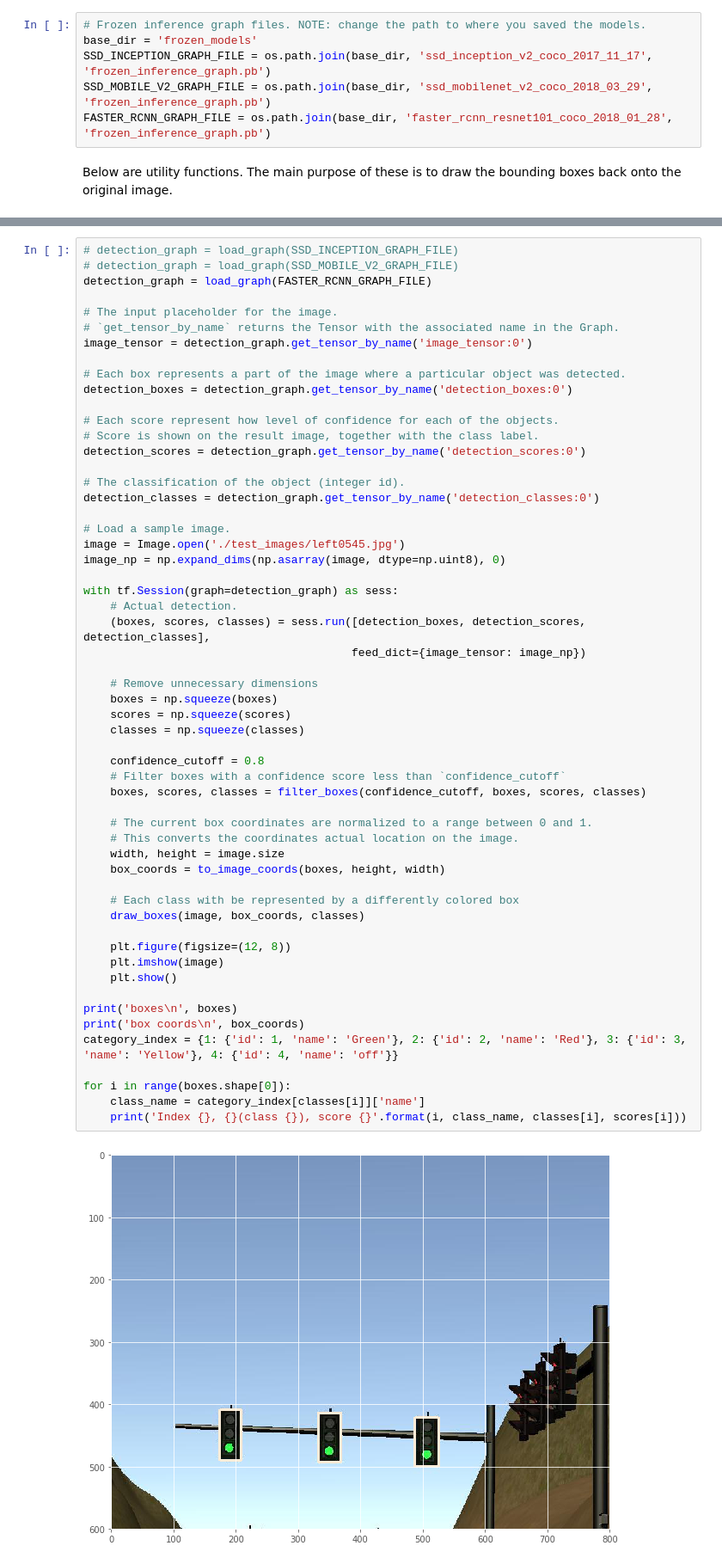
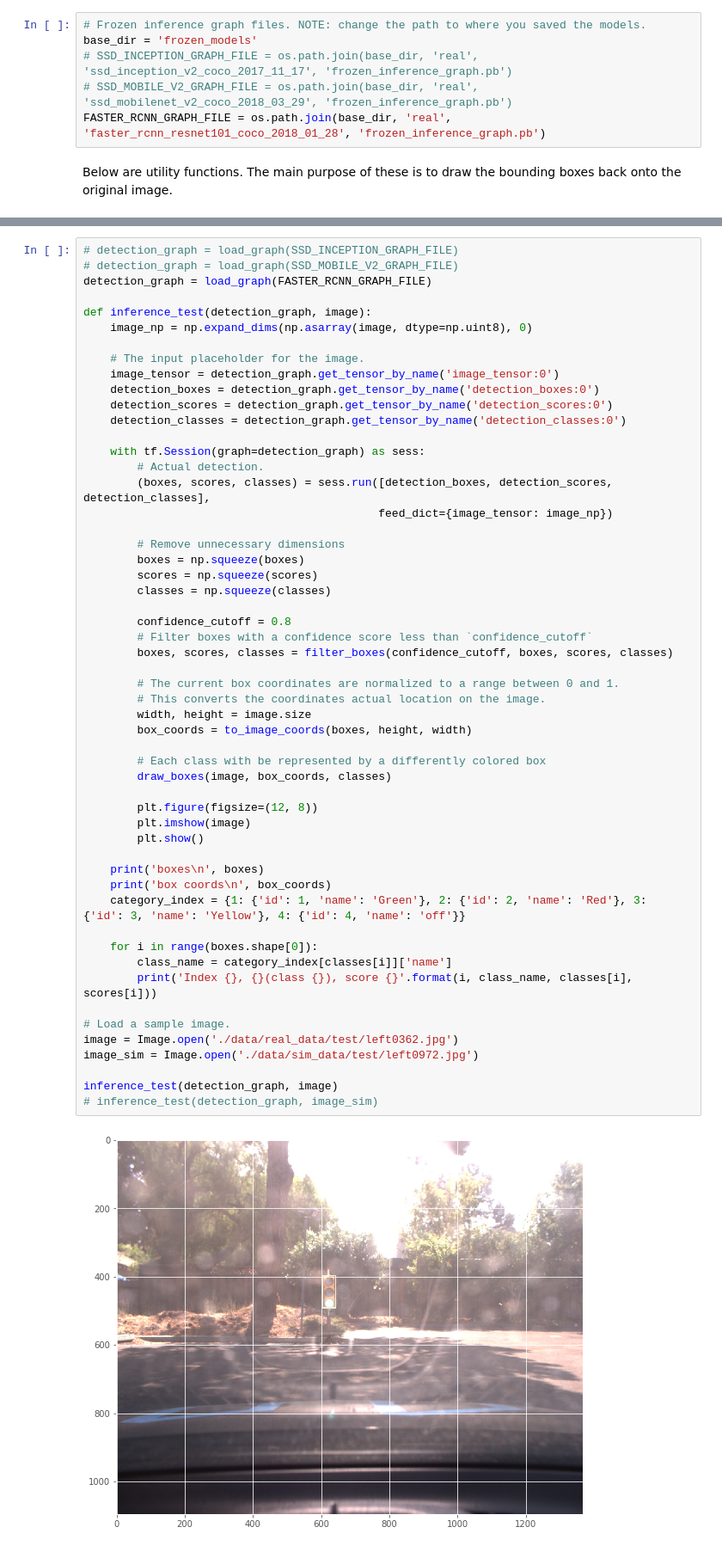
Before and after one commit to Intelli-Car/CarND-Capstone, a Jupyter notebook: ros/src/tl_detector/light_classification/tl_detection.ipynb, the cells around one changed output, grey strips where cells are left out. Shown: that part at 86% size. Drawn from its saved outputs; the diff is of its cells as text.

Commit message:
added frozen model for real data (@anantheshjshet's data)
    - changed dirs (like below)
        - config
        - data
        - frozen_models
            - real
            - sim

```diff
--- a/ros/src/tl_detector/light_classification/tl_detection.ipynb
+++ b/ros/src/tl_detector/light_classification/tl_detection.ipynb
@@ -16,9 +16,9 @@ plt.style.use('ggplot')
 # %%
 # Frozen inference graph files. NOTE: change the path to where you saved the models.
 base_dir = 'frozen_models'
-SSD_INCEPTION_GRAPH_FILE = os.path.join(base_dir, 'ssd_inception_v2_coco_2017_11_17', 'frozen_inference_graph.pb')
-SSD_MOBILE_V2_GRAPH_FILE = os.path.join(base_dir, 'ssd_mobilenet_v2_coco_2018_03_29', 'frozen_inference_graph.pb')
-FASTER_RCNN_GRAPH_FILE = os.path.join(base_dir, 'faster_rcnn_resnet101_coco_2018_01_28', 'frozen_inference_graph.pb')
+# SSD_INCEPTION_GRAPH_FILE = os.path.join(base_dir, 'real', 'ssd_inception_v2_coco_2017_11_17', 'frozen_inference_graph.pb')
+# SSD_MOBILE_V2_GRAPH_FILE = os.path.join(base_dir, 'real', 'ssd_mobilenet_v2_coco_2018_03_29', 'frozen_inference_graph.pb')
+FASTER_RCNN_GRAPH_FILE = os.path.join(base_dir, 'real', 'faster_rcnn_resnet101_coco_2018_01_28', 'frozen_inference_graph.pb')
 # %% [markdown]
 Below are utility functions. The main purpose of these is to draw the bounding boxes back onto the original image.
 # %%
@@ -81,58 +81,56 @@ def load_graph(graph_file):
 # %%
 # detection_graph = load_graph(SSD_INCEPTION_GRAPH_FILE)
 # detection_graph = load_graph(SSD_MOBILE_V2_GRAPH_FILE)
 detection_graph = load_graph(FASTER_RCNN_GRAPH_FILE)
 
-# The input placeholder for the image.
-# `get_tensor_by_name` returns the Tensor with the associated name in the Graph.
-image_tensor = detection_graph.get_tensor_by_name('image_tensor:0')
+def inference_test(detection_graph, image):
+    image_np = np.expand_dims(np.asarray(image, dtype=np.uint8), 0)
 
-# Each box represents a part of the image where a particular object was detected.
-detection_boxes = detection_graph.get_tensor_by_name('detection_boxes:0')
+    # The input placeholder for the image.
+    image_tensor = detection_graph.get_tensor_by_name('image_tensor:0')
+    detection_boxes = detection_graph.get_tensor_by_name('detection_boxes:0')
+    detection_scores = detection_graph.get_tensor_by_name('detection_scores:0')
+    detection_classes = detection_graph.get_tensor_by_name('detection_classes:0')
 
-# Each score represent how level of confidence for each of the objects.
-# Score is shown on the result image, together with the class label.
-detection_scores = detection_graph.get_tensor_by_name('detection_scores:0')
+    with tf.Session(graph=detection_graph) as sess:
+        # Actual detection.
+        (boxes, scores, classes) = sess.run([detection_boxes, detection_scores, detection_classes],
+                                            feed_dict={image_tensor: image_np})
 
-# The classification of the object (integer id).
-detection_classes = detection_graph.get_tensor_by_name('detection_classes:0')
+        # Remove unnecessary dimensions
+        boxes = np.squeeze(boxes)
+        scores = np.squeeze(scores)
+        classes = np.squeeze(classes)
+
+        confidence_cutoff = 0.8
+        # Filter boxes with a confidence score less than `confidence_cutoff`
+        boxes, scores, classes = filter_boxes(confidence_cutoff, boxes, scores, classes)
+
+        # The current box coordinates are normalized to a range between 0 and 1.
+        # This converts the coordinates actual location on the image.
+        width, height = image.size
+        box_coords = to_image_coords(boxes, height, width)
+
+        # Each class with be represented by a differently colored box
+        draw_boxes(image, box_coords, classes)
+
+        plt.figure(figsize=(12, 8))
+        plt.imshow(image)
+        plt.show()
+
+    print('boxes\n', boxes)
+    print('box coords\n', box_coords)
+    category_index = {1: {'id': 1, 'name': 'Green'}, 2: {'id': 2, 'name': 'Red'}, 3: {'id': 3, 'name': 'Yellow'}, 4: {'id': 4, 'name': 'off'}}
+
+    for i in range(boxes.shape[0]):
+        class_name = category_index[classes[i]]['name']
+        print('Index {}, {}(class {}), score {}'.format(i, class_name, classes[i], scores[i]))
 
 # Load a sample image.
-image = Image.open('./test_images/left0545.jpg')
-image_np = np.expand_dims(np.asarray(image, dtype=np.uint8), 0)
+image = Image.open('./data/real_data/test/left0362.jpg')
+image_sim = Image.open('./data/sim_data/test/left0972.jpg')
 
-with tf.Session(graph=detection_graph) as sess:
-    # Actual detection.
-    (boxes, scores, classes) = sess.run([detection_boxes, detection_scores, detection_classes],
-                                        feed_dict={image_tensor: image_np})
-
-    # Remove unnecessary dimensions
-    boxes = np.squeeze(boxes)
-    scores = np.squeeze(scores)
-    classes = np.squeeze(classes)
-
-    confidence_cutoff = 0.8
-    # Filter boxes with a confidence score less than `confidence_cutoff`
-    boxes, scores, classes = filter_boxes(confidence_cutoff, boxes, scores, classes)
-
-    # The current box coordinates are normalized to a range between 0 and 1.
-    # This converts the coordinates actual location on the image.
-    width, height = image.size
-    box_coords = to_image_coords(boxes, height, width)
-
-    # Each class with be represented by a differently colored box
-    draw_boxes(image, box_coords, classes)
-
-    plt.figure(figsize=(12, 8))
-    plt.imshow(image)
-    plt.show()
-
-print('boxes\n', boxes)
-print('box coords\n', box_coords)
-category_index = {1: {'id': 1, 'name': 'Green'}, 2: {'id': 2, 'name': 'Red'}, 3: {'id': 3, 'name': 'Yellow'}, 4: {'id': 4, 'name': 'off'}}
-
-for i in range(boxes.shape[0]):
-    class_name = category_index[classes[i]]['name']
-    print('Index {}, {}(class {}), score {}'.format(i, class_name, classes[i], scores[i]))
+inference_test(detection_graph, image)
+# inference_test(detection_graph, image_sim)
 # %% [output]
-[figure, old version]
+[figure, new version]
```
Also changed, not shown: parts of 3 cells of this notebook, 40 other files.
